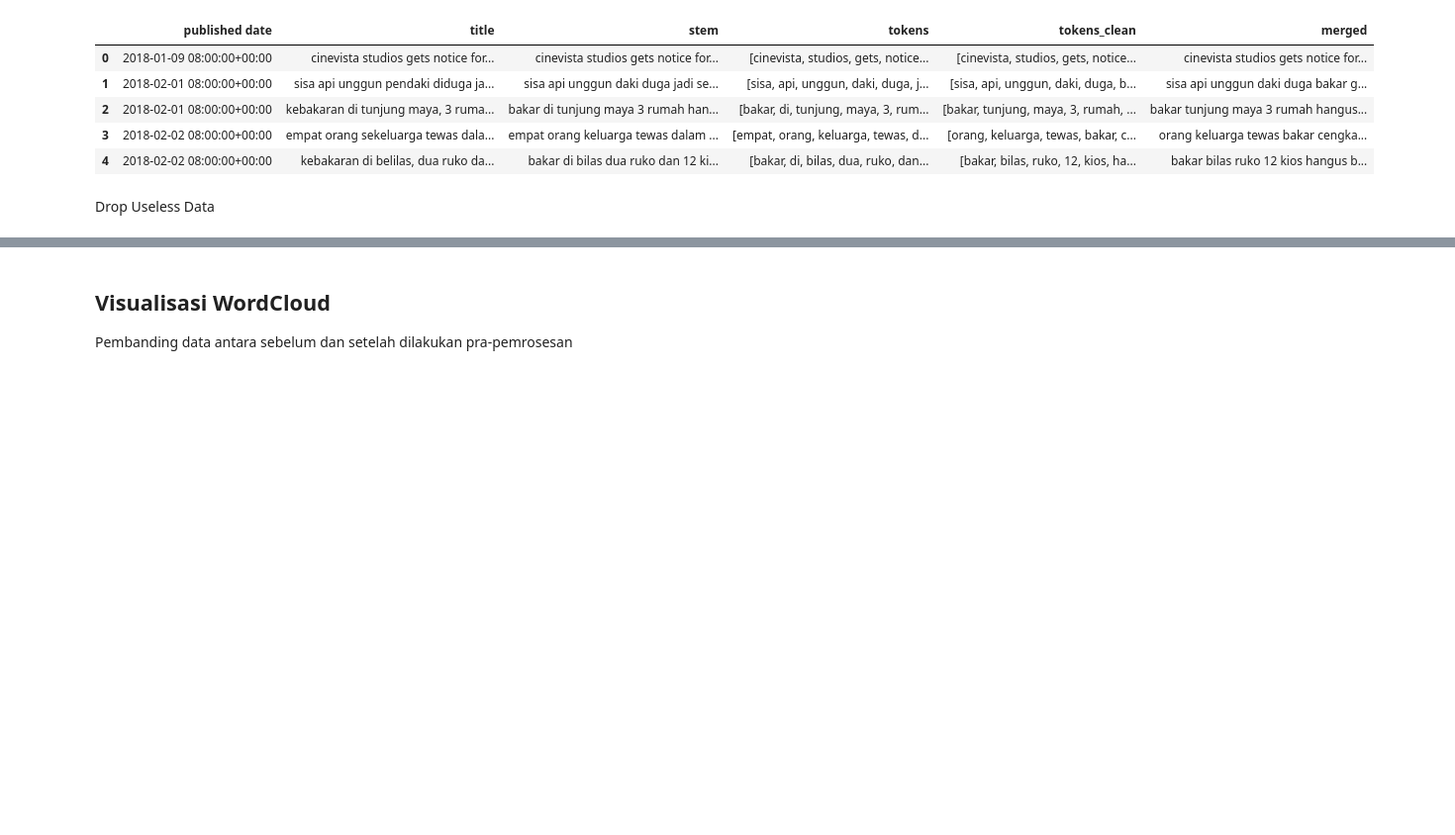
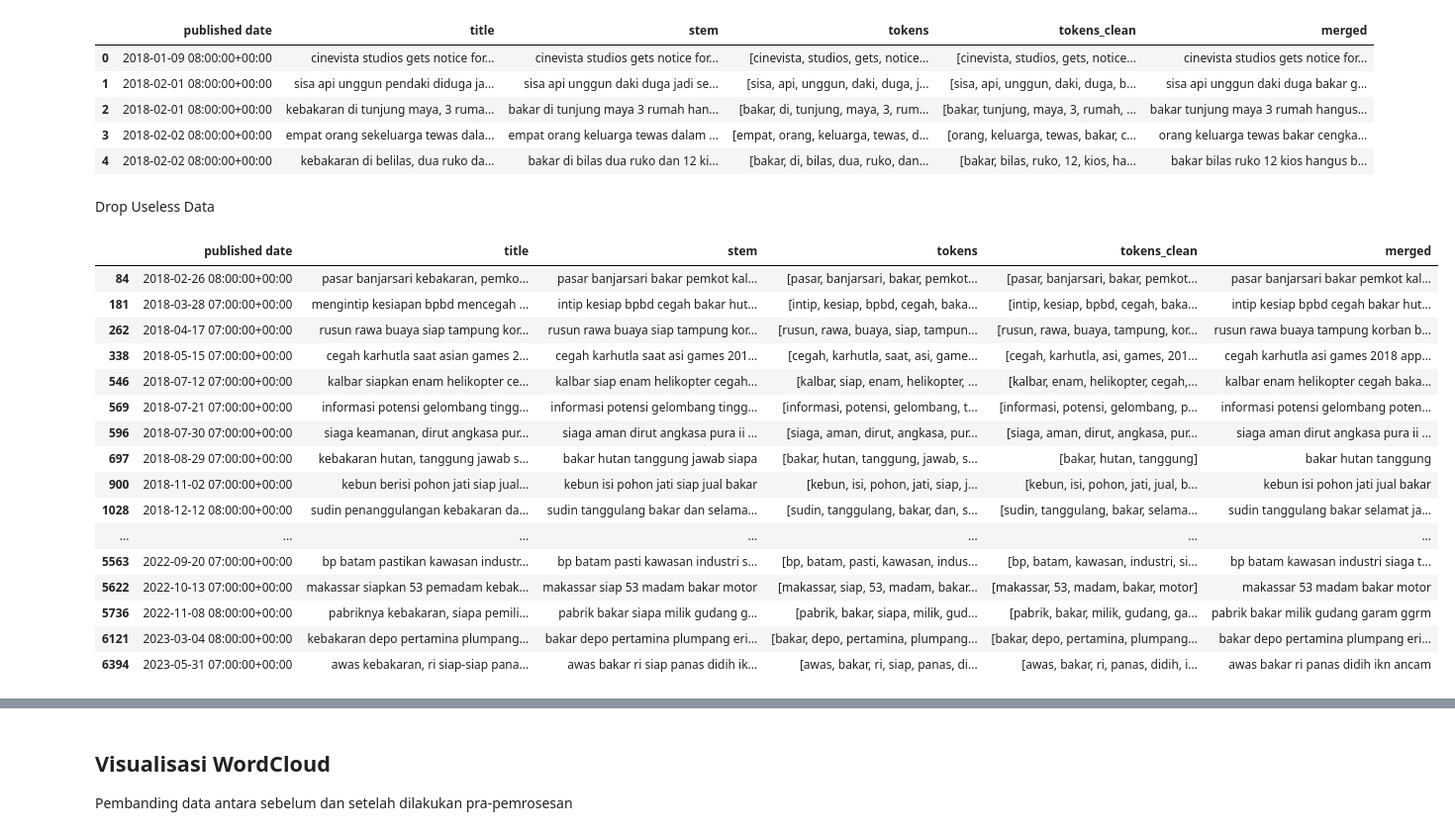
Before and after one commit to ghifarit53/text-mining, a Jupyter notebook: preprocessing/Preprocessing_Kebakaran.ipynb, the cells around one changed output, grey strips where cells are left out. Shown at 99% size. Drawn from its saved outputs; the diff is of its cells as text; code cells hidden in the pictures; blank space fills up the shorter version.

```diff
--- a/preprocessing/Preprocessing_Kebakaran.ipynb
+++ b/preprocessing/Preprocessing_Kebakaran.ipynb
@@ -166,3 +166,23 @@ condition = df['title'].isin(values_to_remove)
 
 # Drop the matching rows from the original DataFrame
 df.drop(df[condition].index, inplace=True)
+# %%
+df[df['stem'].str.contains('siap')]
+# %% [output]
+|  | published date | title | stem | tokens | tokens_clean | merged |
+| 84 | 2018-02-26 08:00:00+00:00 | pasar banjarsari kebakaran, pemko... | pasar banjarsari bakar pemkot kal... | [pasar, banjarsari, bakar, pemkot... | [pasar, banjarsari, bakar, pemkot... | pasar banjarsari bakar pemkot kal... |
+| 181 | 2018-03-28 07:00:00+00:00 | mengintip kesiapan bpbd mencegah ... | intip kesiap bpbd cegah bakar hut... | [intip, kesiap, bpbd, cegah, baka... | [intip, kesiap, bpbd, cegah, baka... | intip kesiap bpbd cegah bakar hut... |
+| 262 | 2018-04-17 07:00:00+00:00 | rusun rawa buaya siap tampung kor... | rusun rawa buaya siap tampung kor... | [rusun, rawa, buaya, siap, tampun... | [rusun, rawa, buaya, tampung, kor... | rusun rawa buaya tampung korban b... |
+| 338 | 2018-05-15 07:00:00+00:00 | cegah karhutla saat asian games 2... | cegah karhutla saat asi games 201... | [cegah, karhutla, saat, asi, game... | [cegah, karhutla, asi, games, 201... | cegah karhutla asi games 2018 app... |
+| 546 | 2018-07-12 07:00:00+00:00 | kalbar siapkan enam helikopter ce... | kalbar siap enam helikopter cegah... | [kalbar, siap, enam, helikopter, ... | [kalbar, enam, helikopter, cegah,... | kalbar enam helikopter cegah baka... |
+| 569 | 2018-07-21 07:00:00+00:00 | informasi potensi gelombang tingg... | informasi potensi gelombang tingg... | [informasi, potensi, gelombang, t... | [informasi, potensi, gelombang, p... | informasi potensi gelombang poten... |
+| 596 | 2018-07-30 07:00:00+00:00 | siaga keamanan, dirut angkasa pur... | siaga aman dirut angkasa pura ii ... | [siaga, aman, dirut, angkasa, pur... | [siaga, aman, dirut, angkasa, pur... | siaga aman dirut angkasa pura ii ... |
+| 697 | 2018-08-29 07:00:00+00:00 | kebakaran hutan, tanggung jawab s... | bakar hutan tanggung jawab siapa | [bakar, hutan, tanggung, jawab, s... | [bakar, hutan, tanggung] | bakar hutan tanggung |
+| 900 | 2018-11-02 07:00:00+00:00 | kebun berisi pohon jati siap jual... | kebun isi pohon jati siap jual bakar | [kebun, isi, pohon, jati, siap, j... | [kebun, isi, pohon, jati, jual, b... | kebun isi pohon jati jual bakar |
+| 1028 | 2018-12-12 08:00:00+00:00 | sudin penanggulangan kebakaran da... | sudin tanggulang bakar dan selama... | [sudin, tanggulang, bakar, dan, s... | [sudin, tanggulang, bakar, selama... | sudin tanggulang bakar selamat ja... |
+| ... | ... | ... | ... | ... | ... | ... |
+| 5563 | 2022-09-20 07:00:00+00:00 | bp batam pastikan kawasan industr... | bp batam pasti kawasan industri s... | [bp, batam, pasti, kawasan, indus... | [bp, batam, kawasan, industri, si... | bp batam kawasan industri siaga t... |
+| 5622 | 2022-10-13 07:00:00+00:00 | makassar siapkan 53 pemadam kebak... | makassar siap 53 madam bakar motor | [makassar, siap, 53, madam, bakar... | [makassar, 53, madam, bakar, motor] | makassar 53 madam bakar motor |
+| 5736 | 2022-11-08 08:00:00+00:00 | pabriknya kebakaran, siapa pemili... | pabrik bakar siapa milik gudang g... | [pabrik, bakar, siapa, milik, gud... | [pabrik, bakar, milik, gudang, ga... | pabrik bakar milik gudang garam ggrm |
+| 6121 | 2023-03-04 08:00:00+00:00 | kebakaran depo pertamina plumpang... | bakar depo pertamina plumpang eri... | [bakar, depo, pertamina, plumpang... | [bakar, depo, pertamina, plumpang... | bakar depo pertamina plumpang eri... |
+| 6394 | 2023-05-31 07:00:00+00:00 | awas kebakaran, ri siap-siap pana... | awas bakar ri siap panas didih ik... | [awas, bakar, ri, siap, panas, di... | [awas, bakar, ri, panas, didih, i... | awas bakar ri panas didih ikn ancam |
```
Also changed, not shown: parts of 3 cells of this notebook, 1 other file.
